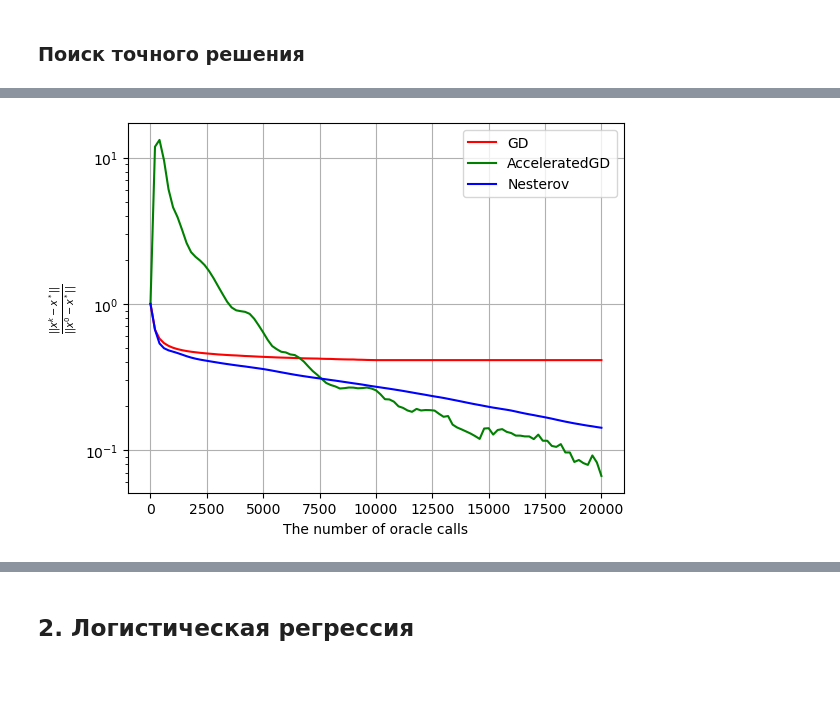
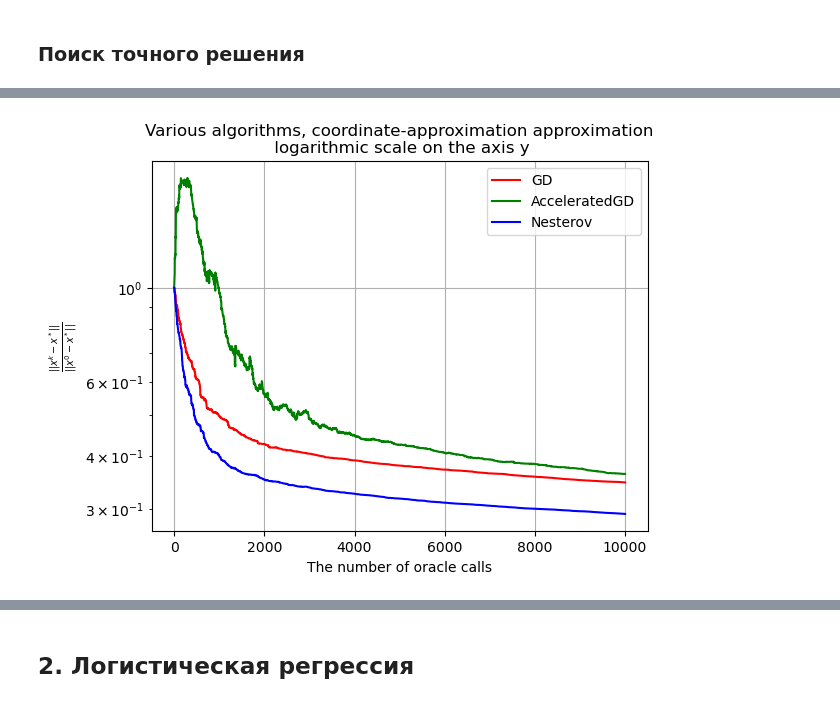
Before and after one commit to intsystems/2024-Project-160, a Jupyter notebook: code/main.ipynb, the cells around one changed output, grey strips where cells are left out. Cells and saved outputs as stored; diff of their text form; code cells hidden in the pictures; blank space fills up the shorter version.

```diff
--- a/code/main.ipynb
+++ b/code/main.ipynb
@@ -65,9 +61,3 @@ def learning_rate(k):
 # %%
 oracle = ZO_oracle(func_name, sigma, oracle_mode="det", args=args)
-TrueGradient = TrueGradientApproximator(func_name, args=args)
-
-GD = GDOptimizer(TrueGradient, learning_rate, x_0, sett, max_oracle_calls=10**4)
-GD.optimize()
+x_sol = np.linalg.inv(args['A']) @ args['b']
-# %%
-make_err_plot([GD], labels=["GD via true gradient"], title='Finding x_sol')
-x_sol = GD.x_curr
@@ -83,31 +71,33 @@ def learning_rate_AcceleratedGD(k):
 def learning_rate_Nesterov(k):
     return 1./L
 # %%
-Turtle = TurtleApproximator(oracle, gamma=1e-5)
+turtle = TurtleApproximator(oracle, gamma=gamma)
+coordinate = CoordinateApproximator(oracle, gamma=gamma)
+lame = LameApproximator(oracle, gamma=gamma)
 
-seed = 15
+seed = 18
 np.random.seed(seed)
 x_0 = np.random.random(size=d)
 x_0 = x_0 / np.linalg.norm(x_0)
 
-p = 0.9
+p = 0.15
 beta = p * (mu * learning_rate_AcceleratedGD(0))**0.5
 eta = 1/(mu * learning_rate_AcceleratedGD(0))**0.5
 theta = (p / eta - 1)/(beta * p / eta - 1)
 
-momentum = 0.9
+momentum = 0.1
 num_calls = 10**4
 
 optimizers_list = [
-    GDOptimizer(Turtle, learning_rate_GD, x_0, sett, x_sol=x_sol, max_oracle_calls=num_calls),
-    AcceleratedGDOptimizer(Turtle, learning_rate_AcceleratedGD, x_0, theta, eta, beta, p, sett, x_sol=x_sol, max_oracle_calls=num_calls),
-    NesterovOptimizer(Turtle, learning_rate_Nesterov, x_0, momentum, sett, x_sol=x_sol, max_oracle_calls=num_calls),
+    GDOptimizer(coordinate, learning_rate_GD, x_0, sett, x_sol, max_oracle_calls=num_calls),
+    AcceleratedGDOptimizer(coordinate, learning_rate_AcceleratedGD, x_0, theta, eta, beta, p, sett, x_sol, max_oracle_calls=num_calls),
+    NesterovOptimizer(coordinate, learning_rate_Nesterov, x_0, momentum, sett, x_sol, max_oracle_calls=num_calls),
 ]
 
 for opt in optimizers_list:
     opt.optimize()
 
-#make_err_plot(optimizers_list)
-make_err_plot(optimizers_list, save_name=f"Deterministic_quadratic_GD_AGD_Nesterov_{seed}")
+make_err_plot(optimizers_list)
+#make_err_plot(optimizers_list, save_name=f"Deterministic_quadratic_GD_AGD_Nesterov_{seed}")
 # %% [output]
-[figure, old version]
+[figure, new version]
```
Also changed, not shown: parts of 27 cells of this notebook, 7 other files.
